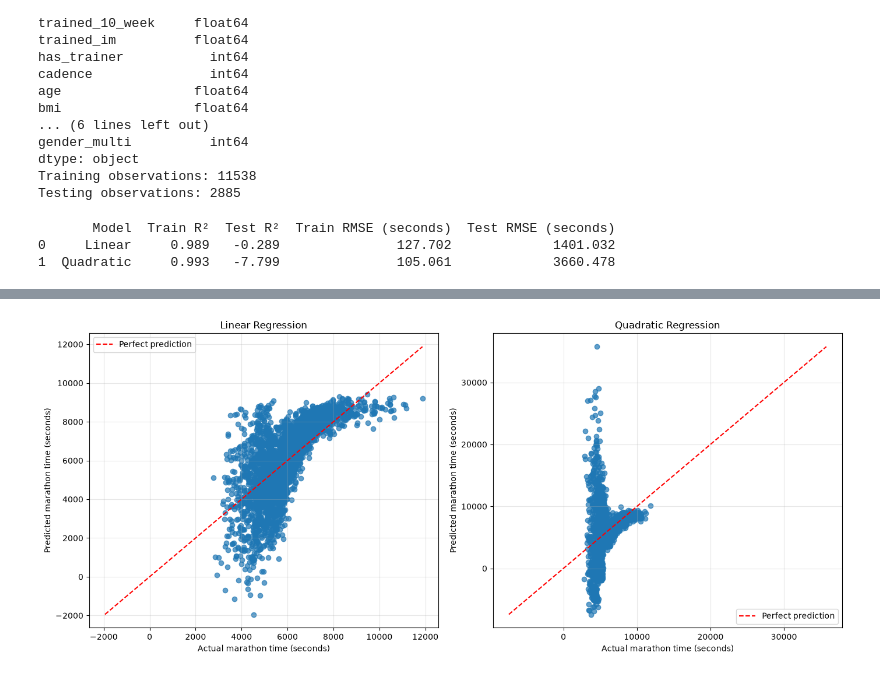
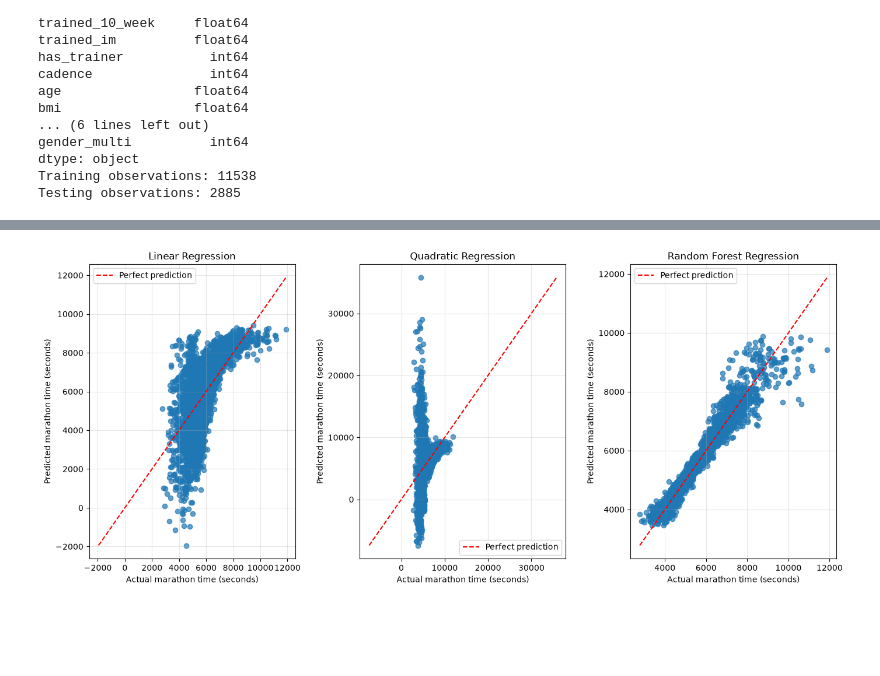
Before and after one commit to pnntr/ow-run-challenge, a Jupyter notebook: pre-processing.ipynb, the cells around one changed output, grey strips where cells are left out. Drawn from its saved outputs; the diff is of its cells as text; code cells hidden in the pictures; blank space fills up the shorter version.

Commit message:
random forest model

```diff
--- a/pre-processing.ipynb
+++ b/pre-processing.ipynb
@@ -555,6 +555,11 @@ quadratic_model = Pipeline(steps=[
     ("preprocessor", preprocessor),
     ("model", LinearRegression())
 ])
+
+forest_model = Pipeline(steps=[
+    ("preprocessor", preprocessor),
+    ("model", RandomForestRegressor())
+])
 # %%
 # ---------------------------------------------------------
 # FIT BOTH MODELS
@@ -562,6 +567,7 @@ quadratic_model = Pipeline(steps=[
 
 linear_model.fit(X_train, y_train)
 quadratic_model.fit(X_train, y_train)
+forest_model.fit(X_train, y_train)
 
 # Predictions
 y_train_pred_linear = linear_model.predict(X_train)
@@ -569,10 +575,9 @@ y_test_pred_linear = linear_model.predict(X_test)
 
 y_train_pred_quad = quadratic_model.predict(X_train)
 y_test_pred_quad = quadratic_model.predict(X_test)
+
+y_train_pred_forest = forest_model.predict(X_train)
+y_test_pred_forest = forest_model.predict(X_test)
-# %% [output]
-       Model  Train R²  Test R²  Train RMSE (seconds)  Test RMSE (seconds)
-0     Linear     0.989   -0.289               127.702             1401.032
-1  Quadratic     0.993   -7.799               105.061             3660.478
 # %%
 
 # ---------------------------------------------------------
@@ -582,27 +587,32 @@ y_test_pred_quad = quadratic_model.predict(X_test)
 results = pd.DataFrame({
     "Model": [
         "Linear",
-        "Quadratic"
+        "Quadratic",
+        "Random Forest"
     ],
 
     "Train R²": [
         r2_score(y_train, y_train_pred_linear),
-        r2_score(y_train, y_train_pred_quad)
+        r2_score(y_train, y_train_pred_quad),
+        r2_score(y_train, y_train_pred_forest)
     ],
 
     "Test R²": [
         r2_score(y_test, y_test_pred_linear),
-        r2_score(y_test, y_test_pred_quad)
+        r2_score(y_test, y_test_pred_quad),
+        r2_score(y_test, y_test_pred_forest)
     ],
 
     "Train RMSE (seconds)": [
         np.sqrt(mean_squared_error(y_train, y_train_pred_linear)),
-        np.sqrt(mean_squared_error(y_train, y_train_pred_quad))
+        np.sqrt(mean_squared_error(y_train, y_train_pred_quad)),
+        np.sqrt(mean_squared_error(y_train, y_train_pred_forest))
     ],
 
     "Test RMSE (seconds)": [
         np.sqrt(mean_squared_error(y_test, y_test_pred_linear)),
-        np.sqrt(mean_squared_error(y_test, y_test_pred_quad))
+        np.sqrt(mean_squared_error(y_test, y_test_pred_quad)),
+        np.sqrt(mean_squared_error(y_test, y_test_pred_forest))
     ]
 })
 
@@ -612,7 +622,7 @@ print(results.round(3))
 # ACTUAL VS PREDICTED PLOT
 # ---------------------------------------------------------
 
-fig, axes = plt.subplots(1, 2, figsize=(14, 6))
+fig, axes = plt.subplots(1, 3, figsize=(14, 6))
 
 # ---- Linear model ----
 
@@ -664,6 +674,29 @@ axes[1].set_ylabel("Predicted marathon time (seconds)")
 axes[1].legend()
 axes[1].grid(alpha=0.3)
 
+# ---- Random Forest model ----
+
+axes[2].scatter(
+    y_test,
+    y_test_pred_forest,
+    alpha=0.7
+)
+
+min_val = min(y_test.min(), y_test_pred_forest.min())
+max_val = max(y_test.max(), y_test_pred_forest.max())
+
+axes[2].plot(
+    [min_val, max_val],
+    [min_val, max_val],
+    "r--",
+    label="Perfect prediction"
+)
+axes[2].set_title("Random Forest Regression")
+axes[2].set_xlabel("Actual marathon time (seconds)")
+axes[2].set_ylabel("Predicted marathon time (seconds)")
+axes[2].legend()
+axes[2].grid(alpha=0.3)
+
 plt.tight_layout()
 plt.show()
 # %% [output]
@@ -673 +707 @@ plt.show()
-[figure, old version]
+[figure, new version]
```
Also changed, not shown: parts of 2 cells of this notebook.
